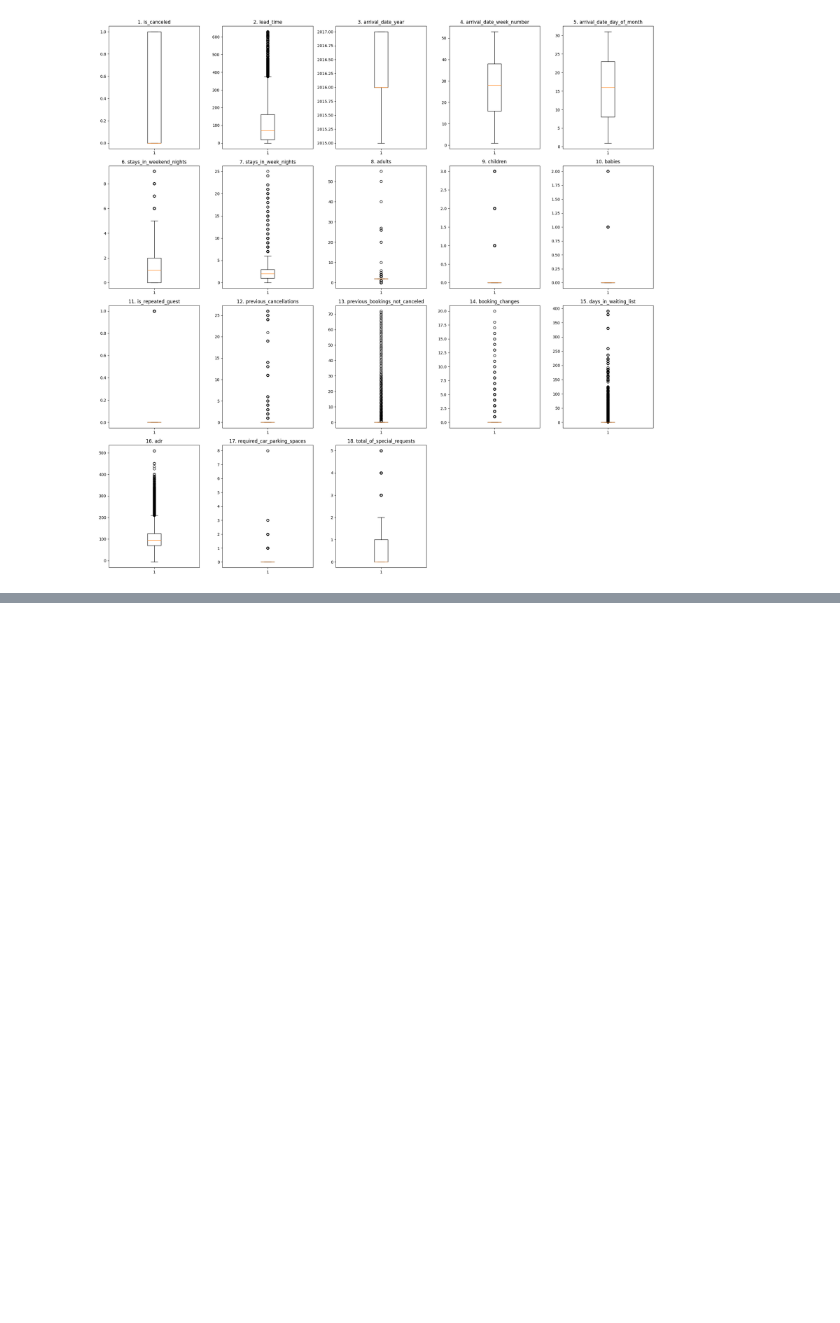
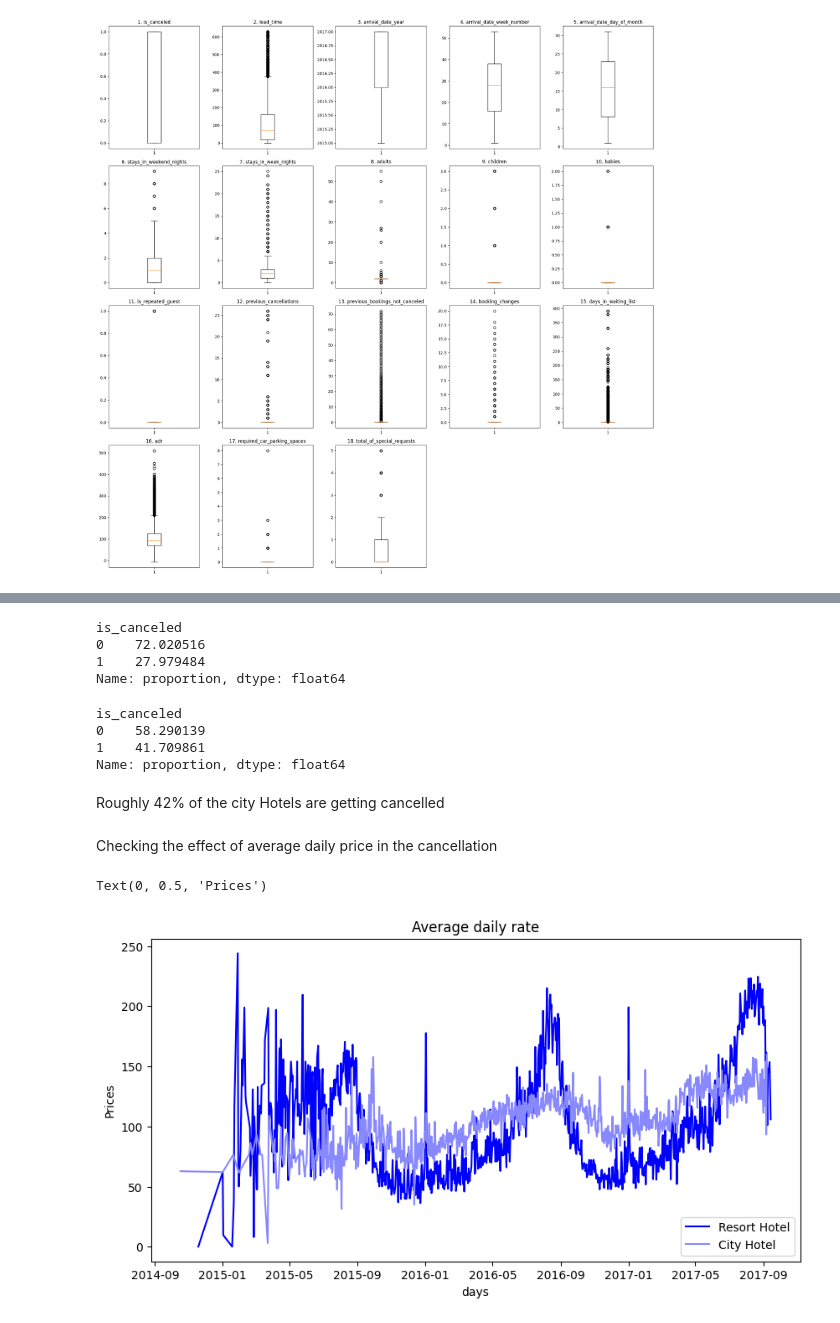
Before and after one commit to mr-ayush-agrawal/HotelReservation, a Jupyter notebook: Analysis.ipynb, the cells around one changed output, grey strips where cells are left out. Drawn from its saved outputs; the diff is of its cells as text; code cells hidden in the pictures; blank space fills up the shorter version.

```diff
--- a/Analysis.ipynb
+++ b/Analysis.ipynb
@@ -253,0 +312,34 @@ plt.show()
+# %%
+resHot = data[data.hotel == 'Resort Hotel']
+resHot.is_canceled.value_counts(normalize=True)*100
+# %% [output]
+is_canceled
+0    72.020516
+1    27.979484
+Name: proportion, dtype: float64
+# %%
+ctyHotel = data[data.hotel == 'City Hotel']
+ctyHotel.is_canceled.value_counts(normalize=True)*100
+# %% [output]
+is_canceled
+0    58.290139
+1    41.709861
+Name: proportion, dtype: float64
+# %% [markdown]
+Roughly 42% of the city Hotels are getting cancelled
+# %% [markdown]
+Checking the effect of average daily price in the cancellation
+# %%
+resHot = resHot.groupby('reservation_status_date')[['adr']].mean()
+ctyHotel = ctyHotel.groupby('reservation_status_date')[['adr']].mean()
+# %%
+plt.figure(figsize=(10,5))
+plt.plot(resHot.index, resHot.adr, c = '#00F', label = 'Resort Hotel')
+plt.plot(ctyHotel.index, ctyHotel.adr, c = '#88F', label = 'City Hotel')
+plt.title('Average daily rate')
+plt.legend()
+plt.xlabel('days')
+plt.ylabel('Prices')
+# %% [output]
+Text(0, 0.5, 'Prices')
+[figure, added]
```
Also changed, not shown: parts of 23 cells of this notebook.
